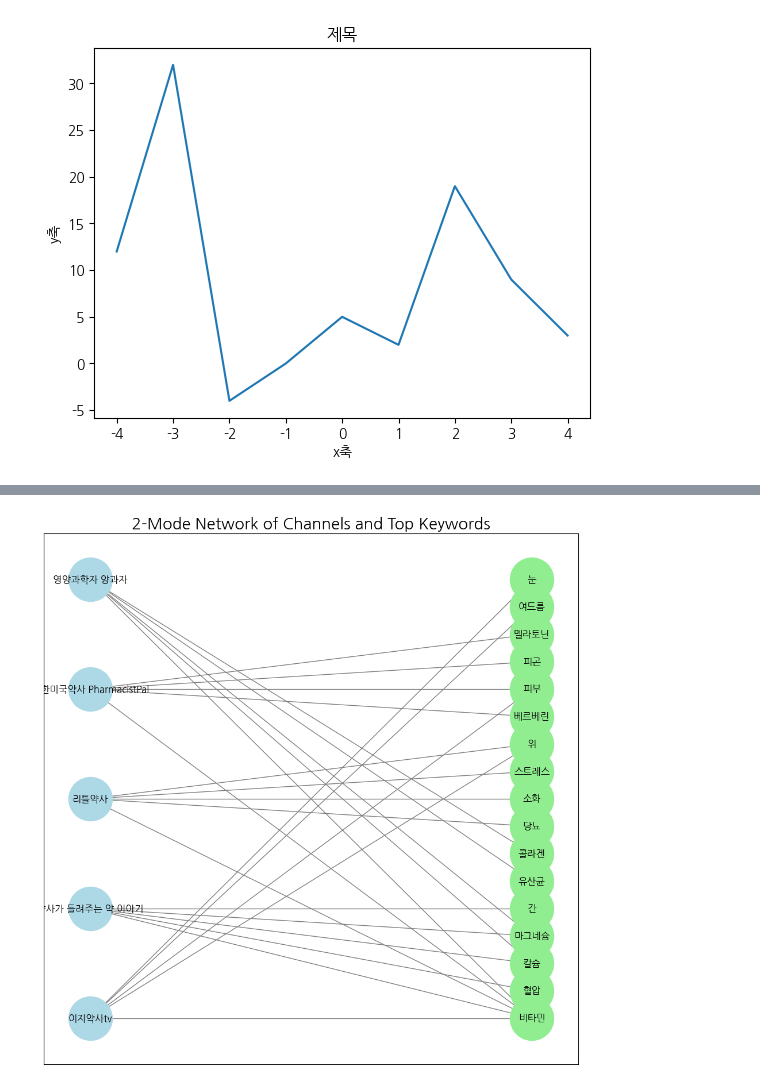
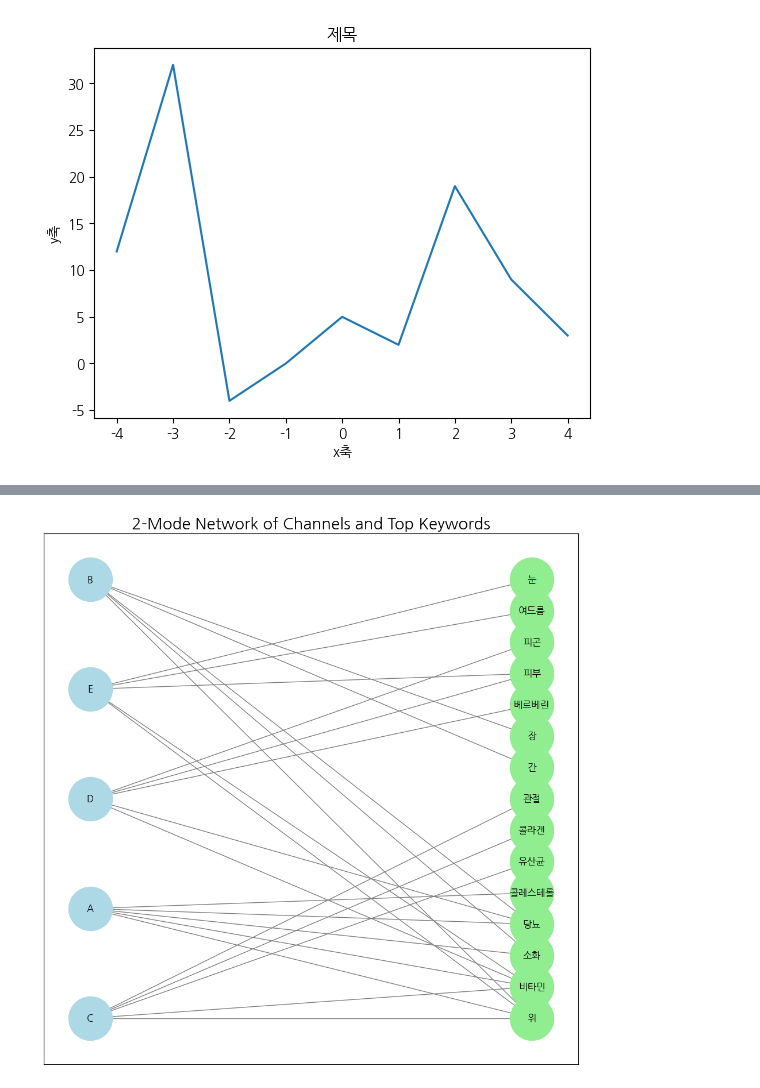
Before and after one commit to arkwith7/aSSIST_DM1, a Jupyter notebook: 99_data_analysis/05_유튜브채널별댓글분석.ipynb, the cells around one changed output, grey strips where cells are left out. Cells and saved outputs as stored; diff of their text form; code cells hidden in the pictures.

```diff
--- a/99_data_analysis/05_유튜브채널별댓글분석.ipynb
+++ b/99_data_analysis/05_유튜브채널별댓글분석.ipynb
@@ -180,8 +218,9 @@ for channel_id in channels:
 # %%
+#채널별 TF-IDF기반 키워드 워드클라우드
 from sklearn.feature_extraction.text import TfidfVectorizer
 
 # Mecab 초기화
-mecab = Mecab()
+# mecab = Mecab()
 
 # 토크나이저 함수 정의
 def mecab_tokenizer(text):
@@ -218,7 +257,7 @@ for channel_id in channels:
     # 워드 클라우드 시각화
     plt.figure(figsize=(10, 5))
     plt.imshow(wordcloud, interpolation='bilinear')
-    plt.title(f"Word Cloud for {channel_titles[channel_id]}", fontsize=20)
+    plt.title(f"Word Cloud for {channel_gubun[channel_id]}", fontsize=20)
     plt.axis('off')
     plt.show()
 # %% [output]
@@ -277,5 +316,5 @@ for channel_id in channels:
     tokens = preprocess_text(all_comments)
     filtered_tokens = [word for word in tokens if word in nutrient_keywords]
     G = create_keyword_network(filtered_tokens[:30])
-    draw_network(G, f"Keyword Network for {channel_titles[channel_id]}")
+    draw_network(G, f"Keyword Network for {channel_gubun[channel_id]}")
 # %% [output]
@@ -294,6 +333,6 @@ for channel_id in channels:
     tokens = preprocess_text(all_comments)
     filtered_tokens = [word for word in tokens if word in nutrient_keywords]
     G = create_keyword_network(filtered_tokens[:30])
-    draw_network(G, f"Keyword Network for {channel_titles[channel_id]}")
+    draw_network(G, f"Keyword Network for {channel_gubun[channel_id]}")
     calculate_centrality(G)
 # %% [output]
@@ -341,5 +380,5 @@ for channel_id in channels:
     tokens = preprocess_text(all_comments)
     filtered_tokens = [word for word in tokens if word in nutrient_keywords]
     G = create_2mode_network(channel_titles[channel_id], filtered_tokens[:10])
-    draw_network(G, f"2-Mode Network for {channel_titles[channel_id]}")
+    draw_network(G, f"2-Mode Network for {channel_gubun[channel_id]}")
 # %% [output]
@@ -373,33 +412,33 @@ for channel_id in channels:
     tokens = preprocess_text(all_comments)
     filtered_tokens = [word for word in tokens if word in nutrient_keywords]
 
     # TF-IDF를 사용하여 상위 5개 키워드 추출
     tfidf_vectorizer = TfidfVectorizer(tokenizer=mecab_tokenizer, lowercase=False)
     tfidf_matrix = tfidf_vectorizer.fit_transform([' '.join(filtered_tokens)])
     feature_names = tfidf_vectorizer.get_feature_names_out()
     tfidf_scores = tfidf_matrix.toarray().flatten()
     features_scores = dict(zip(feature_names, tfidf_scores))
     top_features = Counter(features_scores).most_common(5)
     top_keywords = [(feature, score) for feature, score in top_features]  # 이 부분을 수정
 
     # 채널 노드 추가
-    global_network.add_node(channel_titles[channel_id], bipartite=0)
+    global_network.add_node(channel_gubun[channel_id], bipartite=0)
 
     # 키워드 노드 추가 및 채널과 연결
     for keyword, _ in top_keywords:  # 이 부분이 정상적으로 작동하도록 수정됨
         global_network.add_node(keyword, bipartite=1)
-        global_network.add_edge(channel_titles[channel_id], keyword)
+        global_network.add_edge(channel_gubun[channel_id], keyword)
 
 # 2-모드 네트워크 시각화
 plt.figure(figsize=(12, 12))
 top_nodes = {n for n, d in global_network.nodes(data=True) if d['bipartite']==0}
 bottom_nodes = set(global_network) - top_nodes
 pos = nx.bipartite_layout(global_network, top_nodes)
 nx.draw_networkx_nodes(global_network, pos, nodelist=top_nodes, node_color='lightblue', node_size=3000)
 nx.draw_networkx_nodes(global_network, pos, nodelist=bottom_nodes, node_color='lightgreen', node_size=3000)
 nx.draw_networkx_edges(global_network, pos, edge_color='gray')
 nx.draw_networkx_labels(global_network, pos, font_size=12, font_family='NanumGothic')
 plt.title('2-Mode Network of Channels and Top Keywords', fontsize=20)
 plt.show()
 # %% [output]
-[figure, old version]
+[figure, new version]
```
Also changed, not shown: parts of 13 cells of this notebook, 3 other files.
